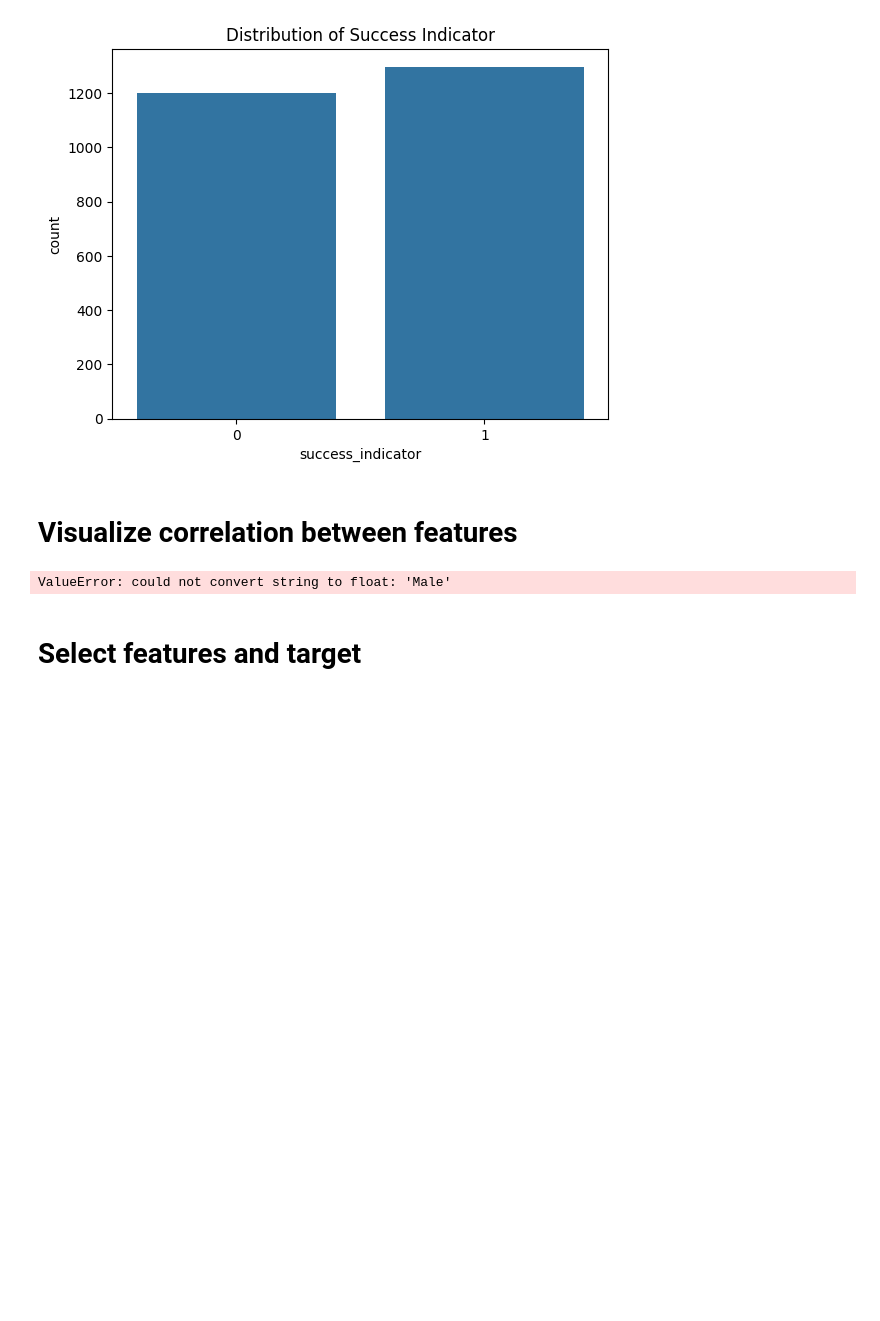
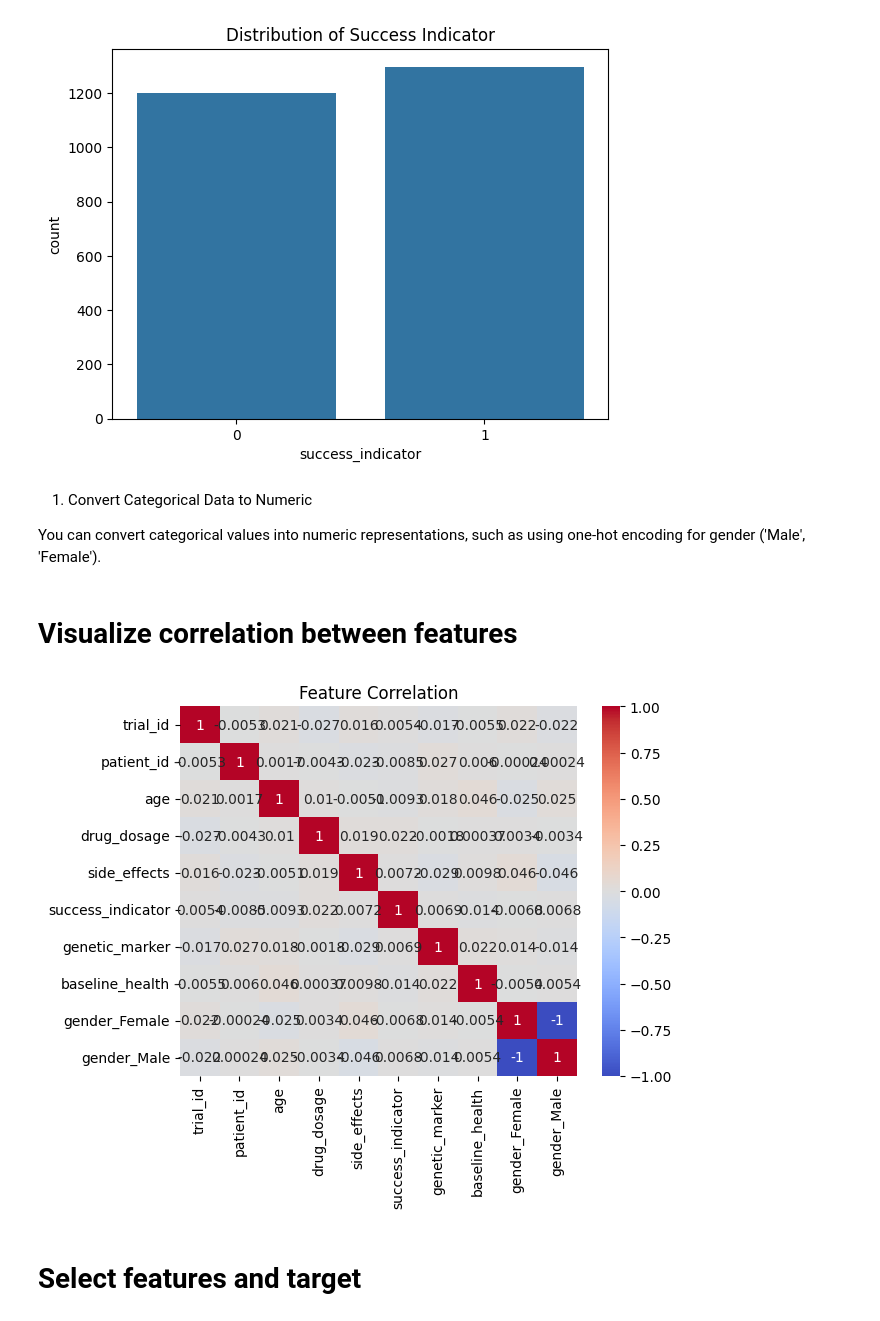
Before and after one commit to Seid-M-Adem/swiss-data-science-demos-, a Jupyter notebook: ml_model_development/notebooks/model_notebook.ipynb, the cells around one changed output. Cells and saved outputs as stored; diff of their text form; code cells hidden in the pictures; blank space fills up the shorter version.

```diff
--- a/ml_model_development/notebooks/model_notebook.ipynb
+++ b/ml_model_development/notebooks/model_notebook.ipynb
@@ -34,14 +40,22 @@ plt.title('Distribution of Success Indicator')
 plt.show()
 # %% [output]
 [figure]
+# %% [markdown]
+1. Convert Categorical Data to Numeric
+
+You can convert categorical values into numeric representations, such as using one-hot encoding for gender ('Male', 'Female').
 # %% [markdown]
 # Visualize correlation between features
 # %%
-sns.heatmap(data.corr(), annot=True, cmap='coolwarm')
+# Convert categorical columns to numeric using one-hot encoding
+data_encoded = pd.get_dummies(data)
+
+# Now calculate the correlation
+sns.heatmap(data_encoded.corr(), annot=True, cmap='coolwarm')
 plt.title('Feature Correlation')
 plt.show()
 # %% [output]
-ValueError: could not convert string to float: 'Male'
+[figure, added]
 # %% [markdown]
 # Select features and target
 # %%
```
Also changed, not shown: parts of 8 cells of this notebook.
